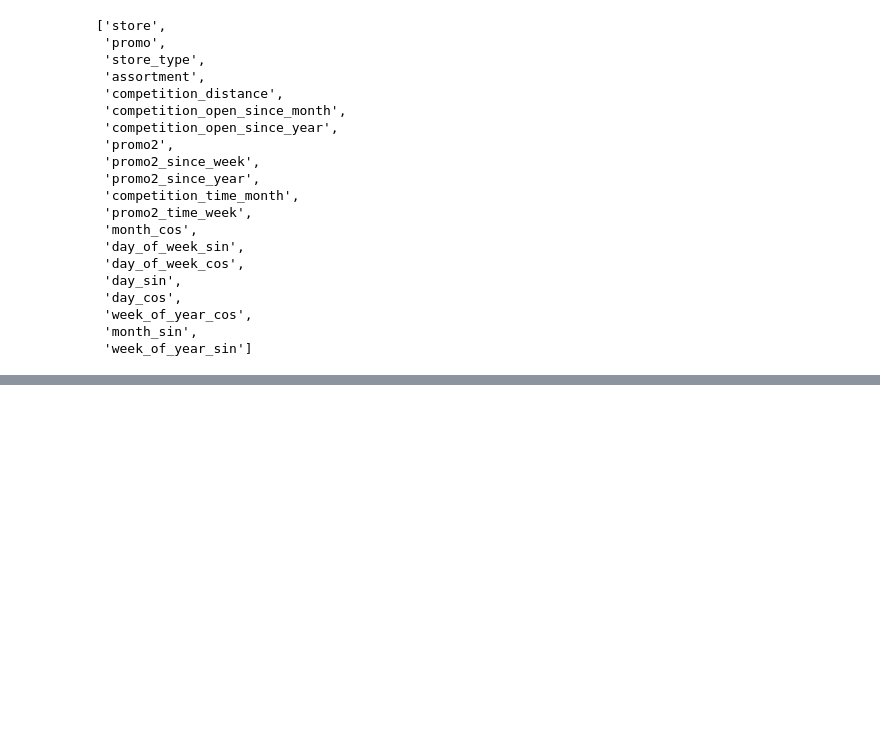
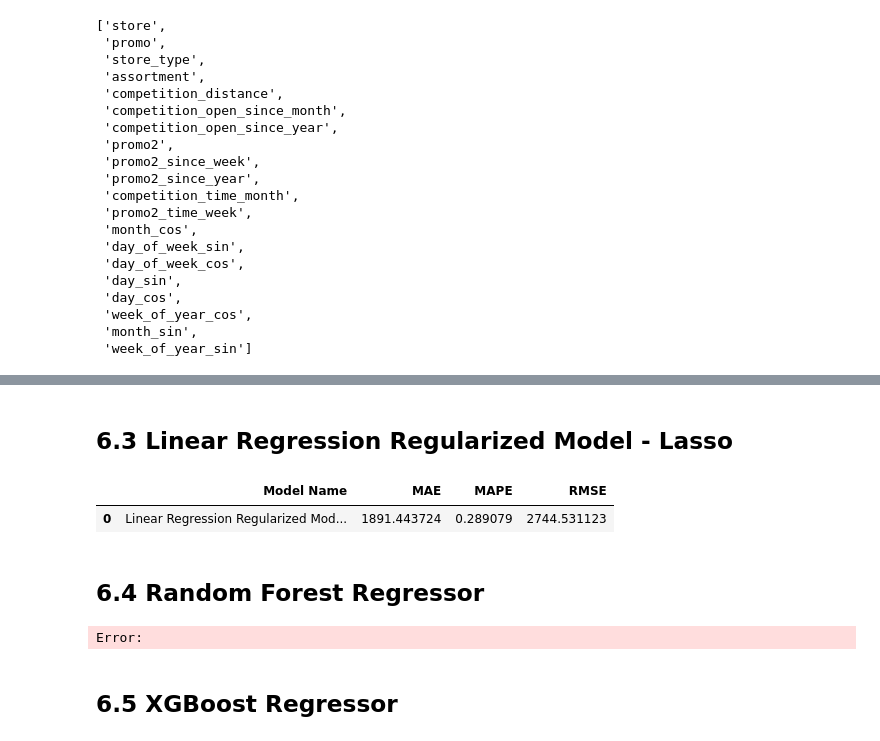
Before and after one commit to mendesdata/rossmann_store_sales, a Jupyter notebook: notebooks/rossmann.ipynb, the cells around one changed output, grey strips where cells are left out. Cells and saved outputs as stored; diff of their text form; code cells hidden in the pictures; blank space fills up the shorter version.

```diff
--- a/notebooks/rossmann.ipynb
+++ b/notebooks/rossmann.ipynb
@@ -1256,0 +1275,31 @@ cols_selected_boruta
+# %% [markdown]
+## 6.3 Linear Regression Regularized Model - Lasso
+# %%
+# define model
+lasso_model = Lasso( alpha=0.01 ).fit( x_train, y_train )
+
+# create predictions
+yhat_lasso = lasso_model.predict( x_test )
+
+# calculate performance
+lasso_model_result = ml_error( 'Linear Regression Regularized Model - Lasso', np.expm1( y_test ), np.expm1( yhat_lasso) )
+lasso_model_result
+# %% [output]
+|  | Model Name | MAE | MAPE | RMSE |
+| 0 | Linear Regression Regularized Mod... | 1891.443724 | 0.289079 | 2744.531123 |
+# %% [markdown]
+## 6.4 Random Forest Regressor
+# %%
+# define model
+rf_model = RandomForestRegressor( n_jobs=-1, random_state=42 ).fit( x_train, y_train )
+
+# create predictions
+yhat_rf = rf_model.predict( x_test )
+
+# calculate performance
+rf_model_result = ml_error( 'Random Forest Regressor', np.expm1( y_test ), np.expm1( yhat_rf) )
+rf_model_result
+# %% [output]
+Error:
+# %% [markdown]
+## 6.5 XGBoost Regressor
```
Also changed, not shown: parts of 29 cells of this notebook, 1 other file.
